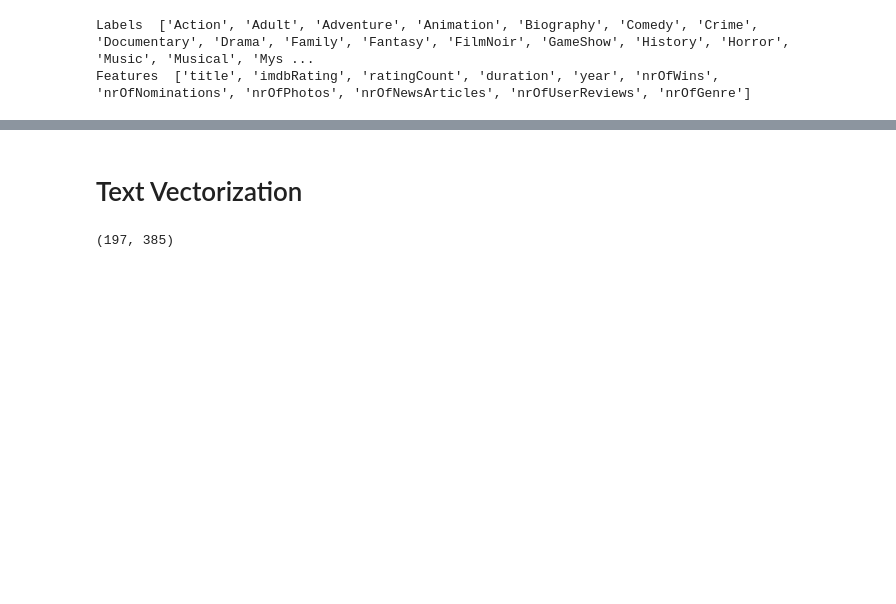
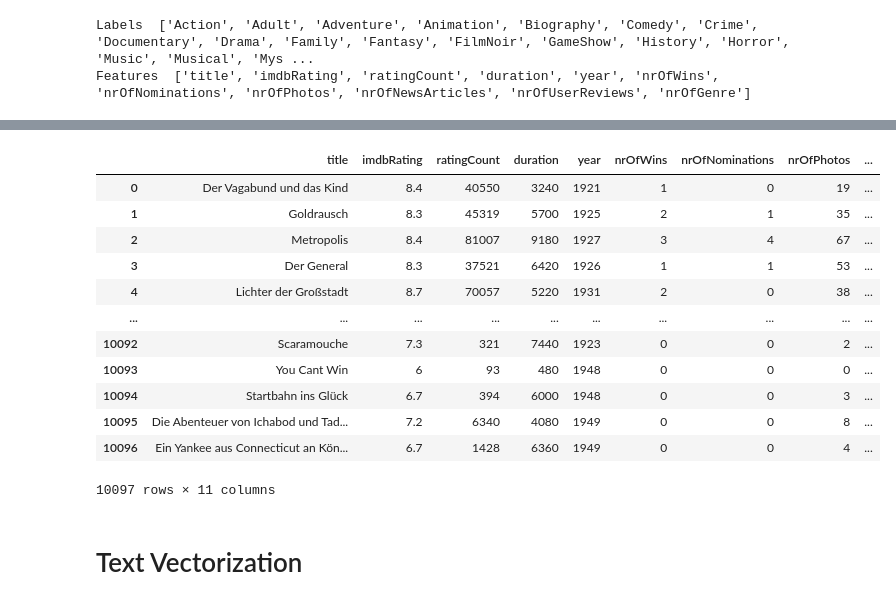
Before and after one commit to anuradhaboche/Movie-Genre-Prediction, a Jupyter notebook: Data Preprocessing.ipynb, the cells around one changed output, grey strips where cells are left out. Cells and saved outputs as stored; diff of their text form; code cells hidden in the pictures; blank space fills up the shorter version.

```diff
--- a/Data Preprocessing.ipynb
+++ b/Data Preprocessing.ipynb
@@ -42,7 +43,7 @@ def load_data():
     client = translate.Client()
     stemmer = stem.snowball.EnglishStemmer()
     table = str.maketrans('','',string.punctuation)
-    data = pd.read_csv("./imdbmovies/imdb.csv", nrows=200)
+    data = pd.read_csv("./imdbmovies/imdb.csv")
 
     idxRemove = data[np.logical_not(np.isnan(data['Unnamed: 44']))].index
     dataCleaned = data.drop(idxRemove)
@@ -57,7 +58,7 @@ def load_data():
     dataCleaned.drop(columns=["index", "url", "tid", "fn", "wordsInTitle", "type"], inplace=True)
     dataCleaned.title = dataCleaned.title.apply(lambda title: re.sub(r'\(([ a-zA-Z]*)([0-9]{4})\)', r'\1', title))\
                                     .apply(lambda title: title.translate(table))\
-                                    .apply(lambda title: client.translate(title)["translatedText"])\
+                                    .apply(lambda title: client.translate(title)["translatedText"].replace("&#39;", ""))\
                                     .apply(lambda title: " ".join([stemmer.stem(word) for word in tokenize(title)]))
 
     X = dataCleaned.iloc[:, :11]
@@ -98,3 +100,19 @@ X
+# %%
+origX
+# %% [output]
+|  | title | imdbRating | ratingCount | duration | year | nrOfWins | nrOfNominations | nrOfPhotos | ... |
+| 0 | Der Vagabund und das Kind | 8.4 | 40550 | 3240 | 1921 | 1 | 0 | 19 | ... |
+| 1 | Goldrausch | 8.3 | 45319 | 5700 | 1925 | 2 | 1 | 35 | ... |
+| 2 | Metropolis | 8.4 | 81007 | 9180 | 1927 | 3 | 4 | 67 | ... |
+| 3 | Der General | 8.3 | 37521 | 6420 | 1926 | 1 | 1 | 53 | ... |
+| 4 | Lichter der Großstadt | 8.7 | 70057 | 5220 | 1931 | 2 | 0 | 38 | ... |
+| ... | ... | ... | ... | ... | ... | ... | ... | ... | ... |
+| 10092 | Scaramouche | 7.3 | 321 | 7440 | 1923 | 0 | 0 | 2 | ... |
+| 10093 | You Cant Win | 6 | 93 | 480 | 1948 | 0 | 0 | 0 | ... |
+| 10094 | Startbahn ins Glück | 6.7 | 394 | 6000 | 1948 | 0 | 0 | 3 | ... |
+| 10095 | Die Abenteuer von Ichabod und Tad... | 7.2 | 6340 | 4080 | 1949 | 0 | 0 | 8 | ... |
+| 10096 | Ein Yankee aus Connecticut an Kön... | 6.7 | 1428 | 6360 | 1949 | 0 | 0 | 4 | ... |
+10097 rows × 11 columns
 # %% [markdown]
 # Text Vectorization
 # %%
@@ -110,4 +120,0 @@ transOrig = tfidfVector.fit_transform(X.title)
-# %%
-transOrig.shape
-# %% [output]
-(197, 385)
```
Also changed, not shown: parts of 16 cells of this notebook, 2 other files.
